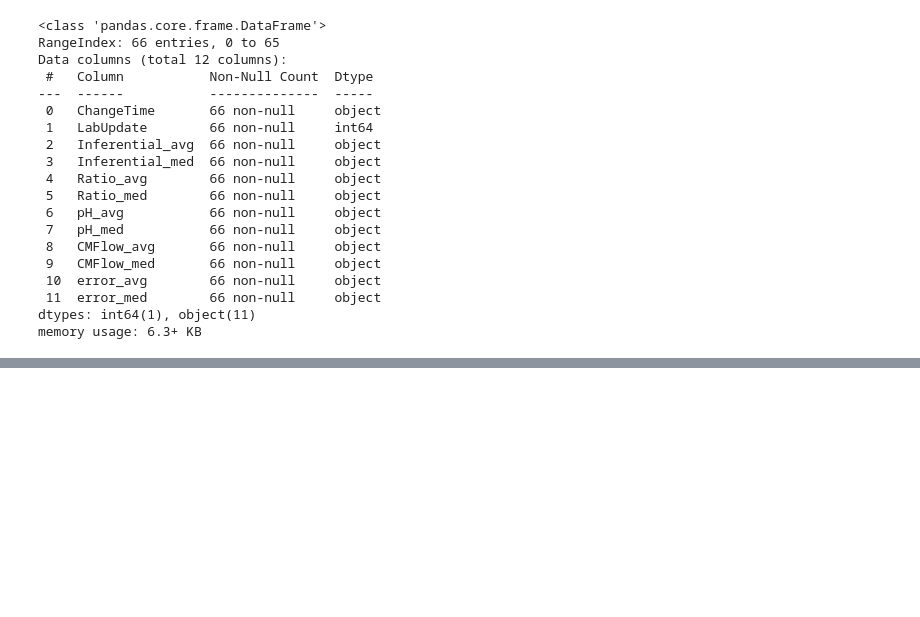
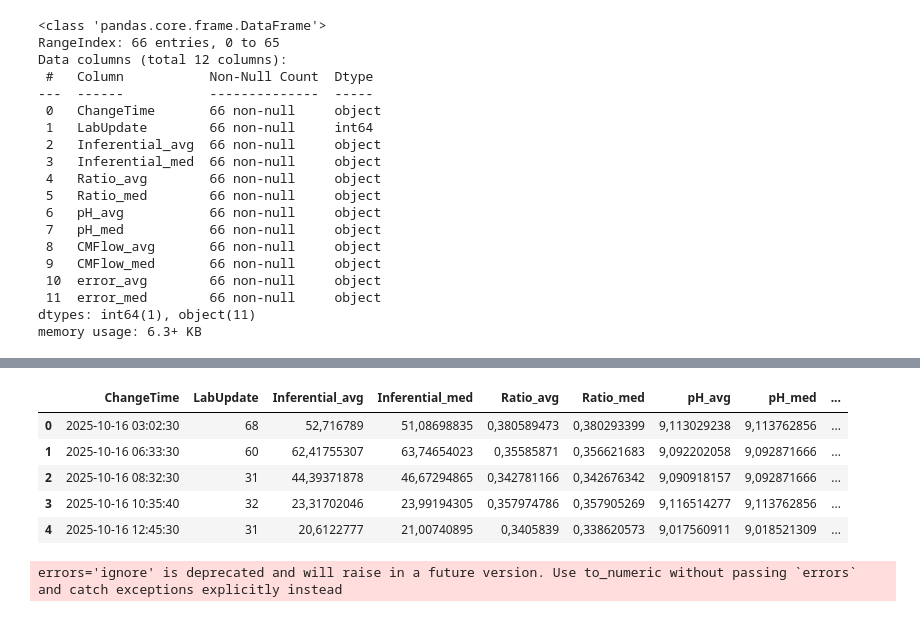
Before and after one commit to Marcin19721205/Timeseries_Data_Processing_Basic, a Jupyter notebook: InferentialDS1_extracted_NN1.ipynb, the cells around one changed output, grey strips where cells are left out. Saved outputs shown, nothing was run; the diff lists cells and outputs as text; code cells hidden in the pictures; blank space fills up the shorter version.

```diff
--- a/InferentialDS1_extracted_NN1.ipynb
+++ b/InferentialDS1_extracted_NN1.ipynb
@@ -533,0 +76,15 @@ px.bar(features, x='feature', y='feature_importance', width=700, height=400)
+# %%
+dataset = df_raw.copy()
+dataset.head()
+# %% [output]
+|  | ChangeTime | LabUpdate | Inferential_avg | Inferential_med | Ratio_avg | Ratio_med | pH_avg | pH_med | ... |
+| 0 | 2025-10-16 03:02:30 | 68 | 52,716789 | 51,08698835 | 0,380589473 | 0,380293399 | 9,113029238 | 9,113762856 | ... |
+| 1 | 2025-10-16 06:33:30 | 60 | 62,41755307 | 63,74654023 | 0,35585871 | 0,356621683 | 9,092202058 | 9,092871666 | ... |
+| 2 | 2025-10-16 08:32:30 | 31 | 44,39371878 | 46,67294865 | 0,342781166 | 0,342676342 | 9,090918157 | 9,092871666 | ... |
+| 3 | 2025-10-16 10:35:40 | 32 | 23,31702046 | 23,99194305 | 0,357974786 | 0,357905269 | 9,116514277 | 9,113762856 | ... |
+| 4 | 2025-10-16 12:45:30 | 31 | 20,6122777 | 21,00740895 | 0,3405839 | 0,338620573 | 9,017560911 | 9,018521309 | ... |
+# %%
+dataset = dataset.replace(',', '.', regex=True)
+dataset = dataset.apply(pd.to_numeric, errors='ignore')
+# %% [output]
+errors='ignore' is deprecated and will raise in a future version. Use to_numeric without passing `errors` and catch exceptions explicitly instead
```
Also changed, not shown: parts of 63 cells of this notebook.
